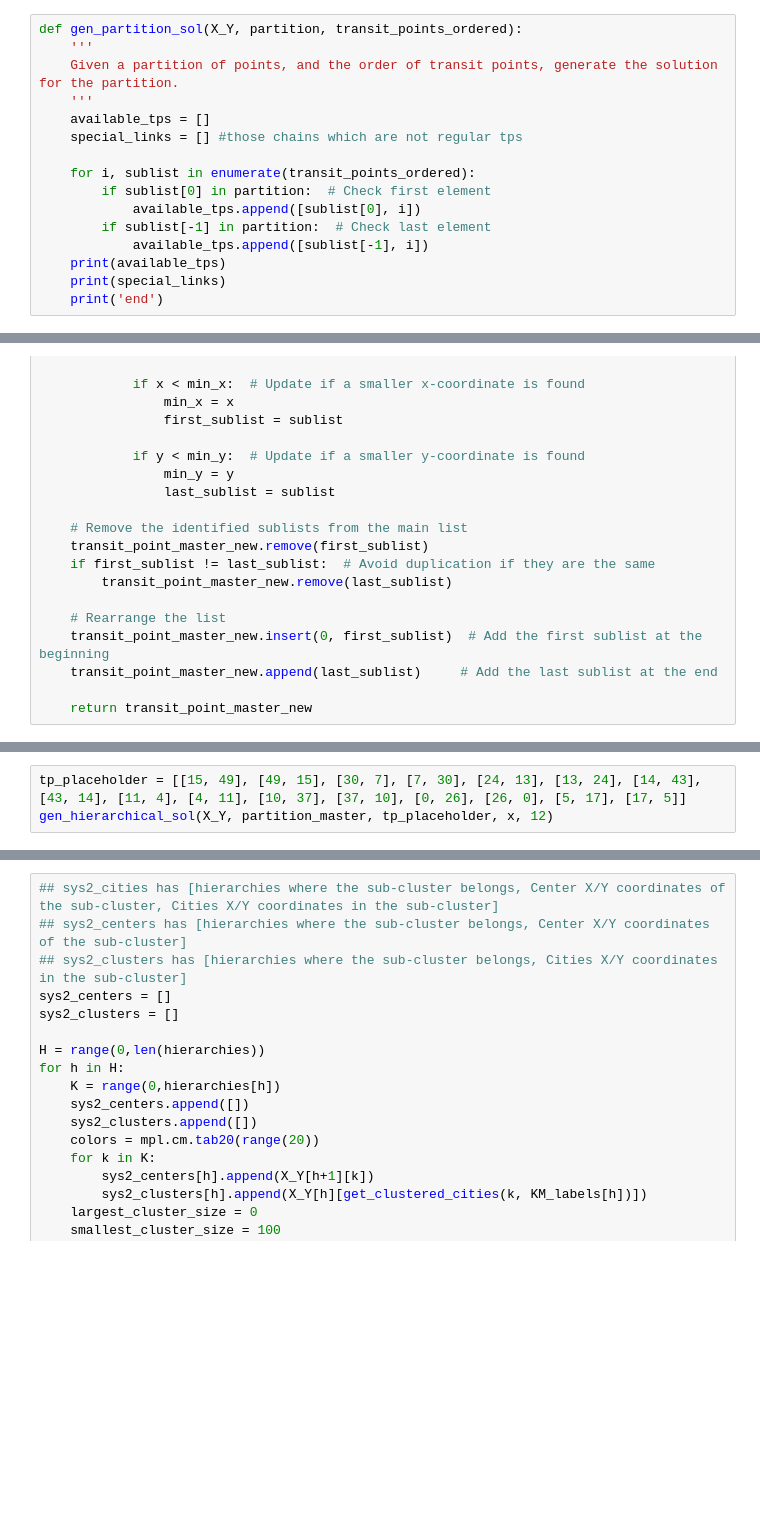
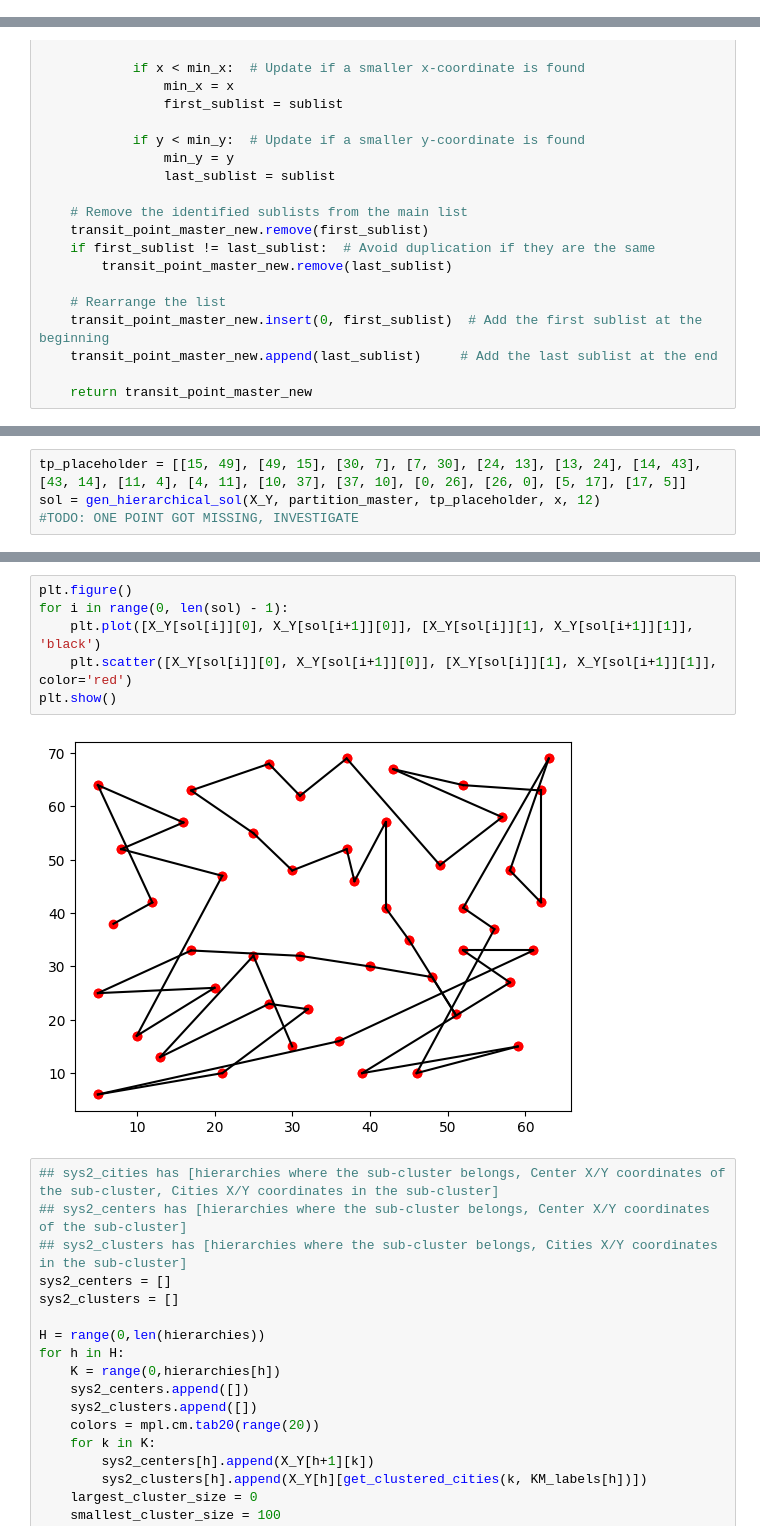
Before and after one commit to sangmin-yoo/TAXI, a Jupyter notebook: Large-Scale-Ising_graph_partition.ipynb, the cells around one changed output, grey strips where cells are left out. Saved outputs shown, nothing was run; the diff lists cells and outputs as text; blank space fills up the shorter version.

```diff
--- a/Large-Scale-Ising_graph_partition.ipynb
+++ b/Large-Scale-Ising_graph_partition.ipynb
@@ -1033,22 +1033,6 @@ def remove_reverse_links(l):
             seen.add(pair)
             l_new.append(sublist)
     return l_new
-# %%
-def gen_partition_sol(X_Y, partition, transit_points_ordered):
-    '''
-    Given a partition of points, and the order of transit points, generate the solution for the partition.
-    '''
-    available_tps = []
-    special_links = [] #those chains which are not regular tps
-
-    for i, sublist in enumerate(transit_points_ordered):
-        if sublist[0] in partition:  # Check first element
-            available_tps.append([sublist[0], i])
-        if sublist[-1] in partition:  # Check last element
-            available_tps.append([sublist[-1], i])
-    print(available_tps)
-    print(special_links)
-    print('end')
 # %%
 def rearrange_sublists(X_Y, transit_point_master_new):
     # Initialize variables to track the required sublists
@@ -1208,4 +1306,5 @@ def gen_hierarchical_sol(global_X_Y, partition_master, transit_point_master, ben
 # %%
 tp_placeholder = [[15, 49], [49, 15], [30, 7], [7, 30], [24, 13], [13, 24], [14, 43], [43, 14], [11, 4], [4, 11], [10, 37], [37, 10], [0, 26], [26, 0], [5, 17], [17, 5]]
-gen_hierarchical_sol(X_Y, partition_master, tp_placeholder, x, 12)
+sol = gen_hierarchical_sol(X_Y, partition_master, tp_placeholder, x, 12)
+#TODO: ONE POINT GOT MISSING, INVESTIGATE
 # %% [output]
@@ -1288,3 +1315,11 @@ ValueError: uncompilable regex <pygments.lexer.words object at 0x...> in state '
+# %%
+plt.figure()
+for i in range(0, len(sol) - 1):
+    plt.plot([X_Y[sol[i]][0], X_Y[sol[i+1]][0]], [X_Y[sol[i]][1], X_Y[sol[i+1]][1]], 'black')
+    plt.scatter([X_Y[sol[i]][0], X_Y[sol[i+1]][0]], [X_Y[sol[i]][1], X_Y[sol[i+1]][1]], color='red')
+plt.show()
+# %% [output]
+[figure, added]
 # %%
 ## sys2_cities has [hierarchies where the sub-cluster belongs, Center X/Y coordinates of the sub-cluster, Cities X/Y coordinates in the sub-cluster]
 ## sys2_centers has [hierarchies where the sub-cluster belongs, Center X/Y coordinates of the sub-cluster]
```
Also changed, not shown: parts of 8 cells of this notebook, 22 other files.
